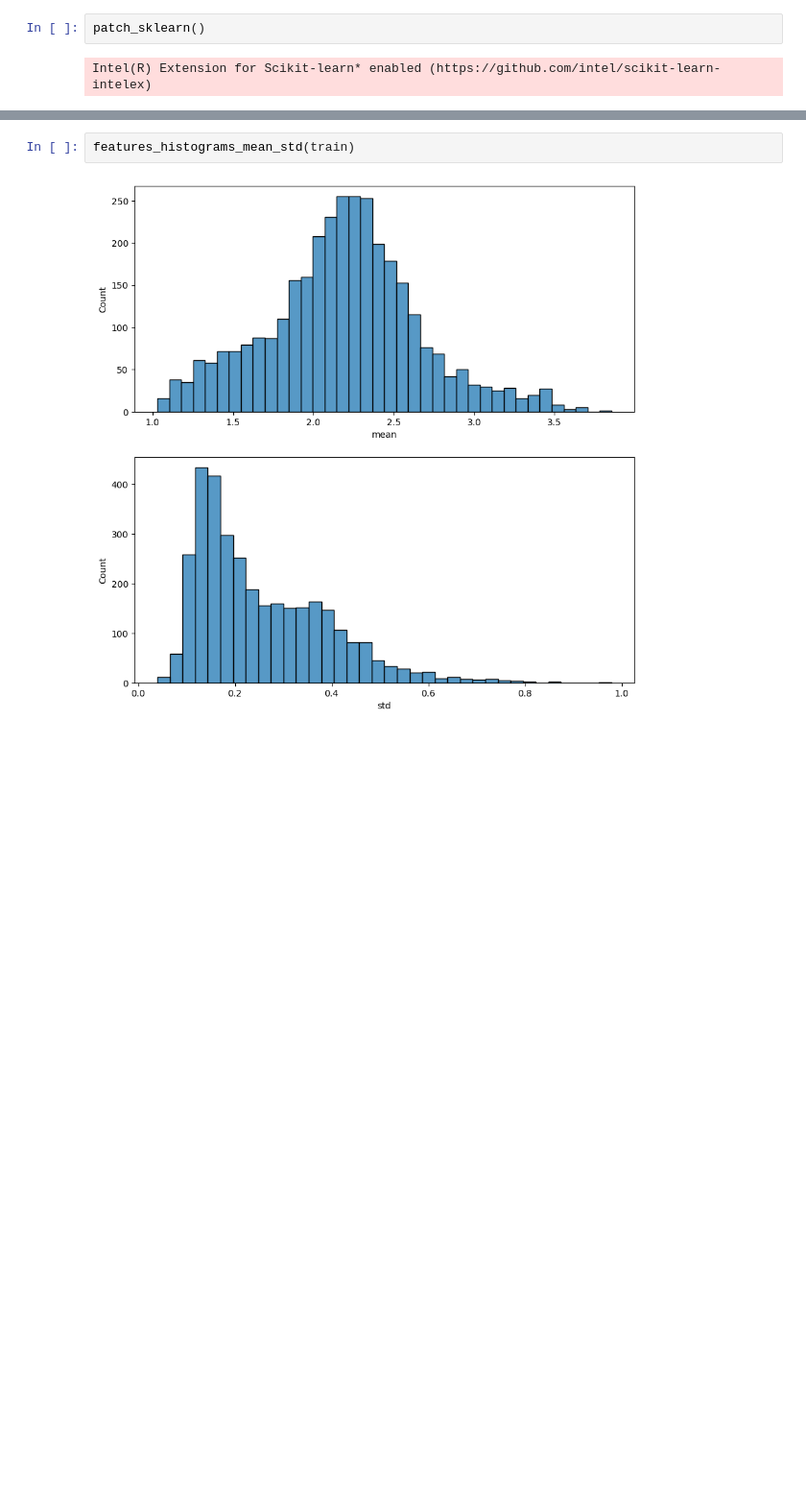
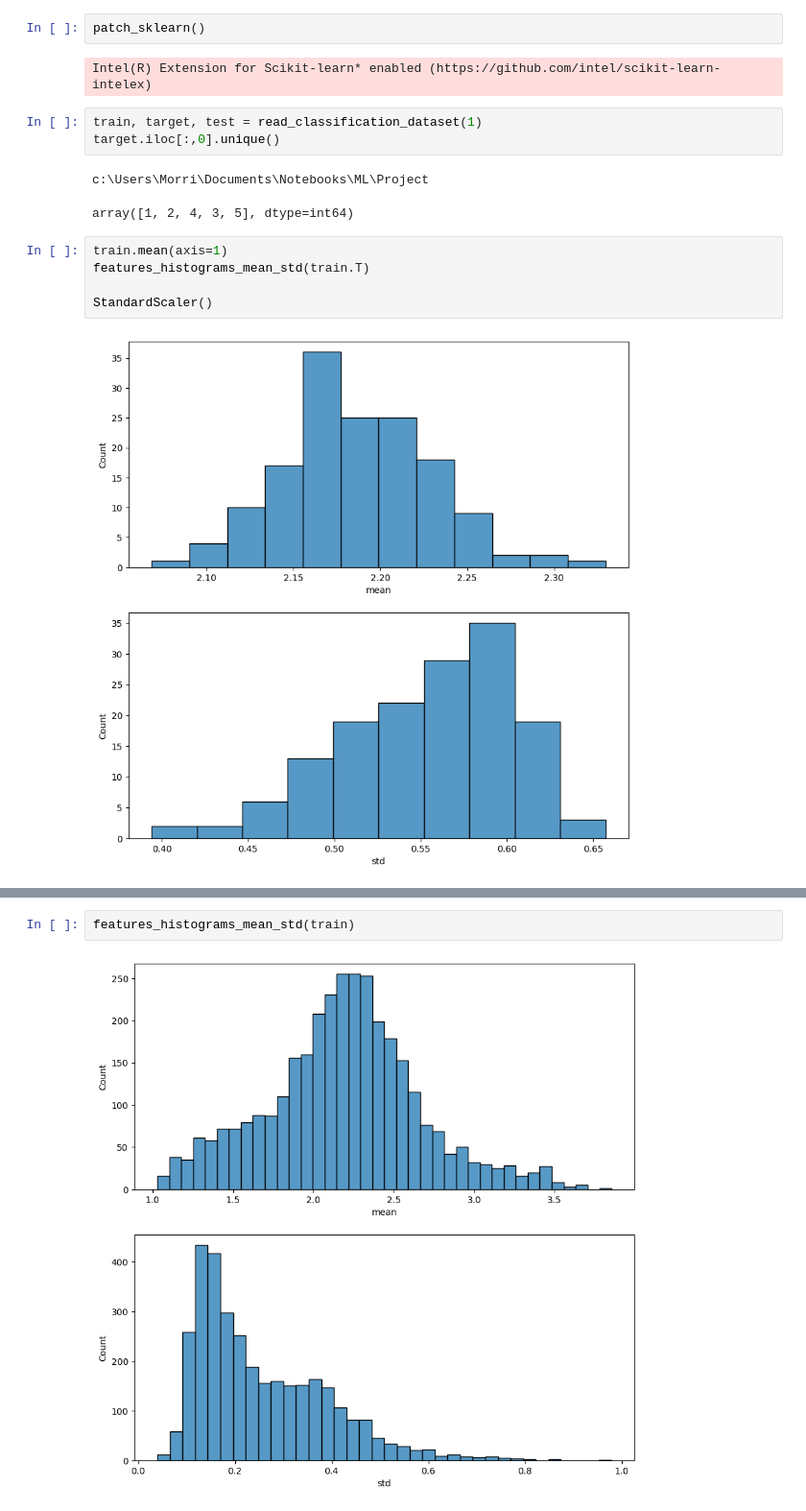
Before and after one commit to jamorr/ml_classification_na_estimation, a Jupyter notebook: classification.ipynb, the cells around one changed output, grey strips where cells are left out. Shown at 96% size. Saved outputs shown, nothing was run; the diff lists cells and outputs as text; blank space fills up the shorter version.

```diff
--- a/classification.ipynb
+++ b/classification.ipynb
@@ -26,3 +24,16 @@ Error:
 patch_sklearn()
 # %% [output]
 Intel(R) Extension for Scikit-learn* enabled (https://github.com/intel/scikit-learn-intelex)
+# %%
+train, target, test = read_classification_dataset(1)
+target.iloc[:,0].unique()
+# %% [output]
+c:\Users\Morri\Documents\Notebooks\ML\Project
+array([1, 2, 4, 3, 5], dtype=int64)
+# %%
+train.mean(axis=1)
+features_histograms_mean_std(train.T)
+
+StandardScaler()
+# %% [output]
+[figure, added]
```
Also changed, not shown: parts of 5 cells of this notebook, 17 other files.
